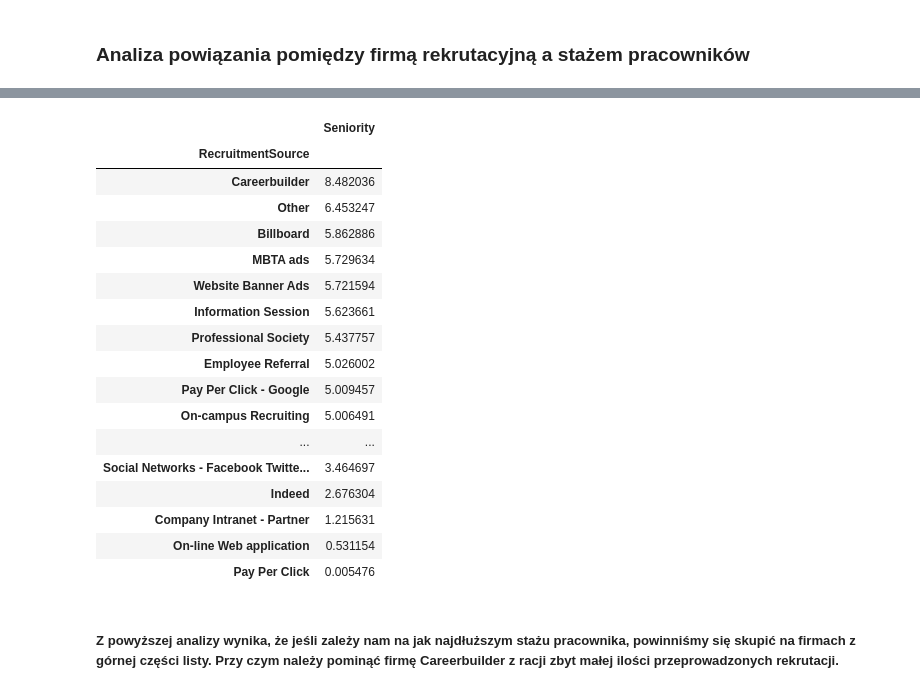
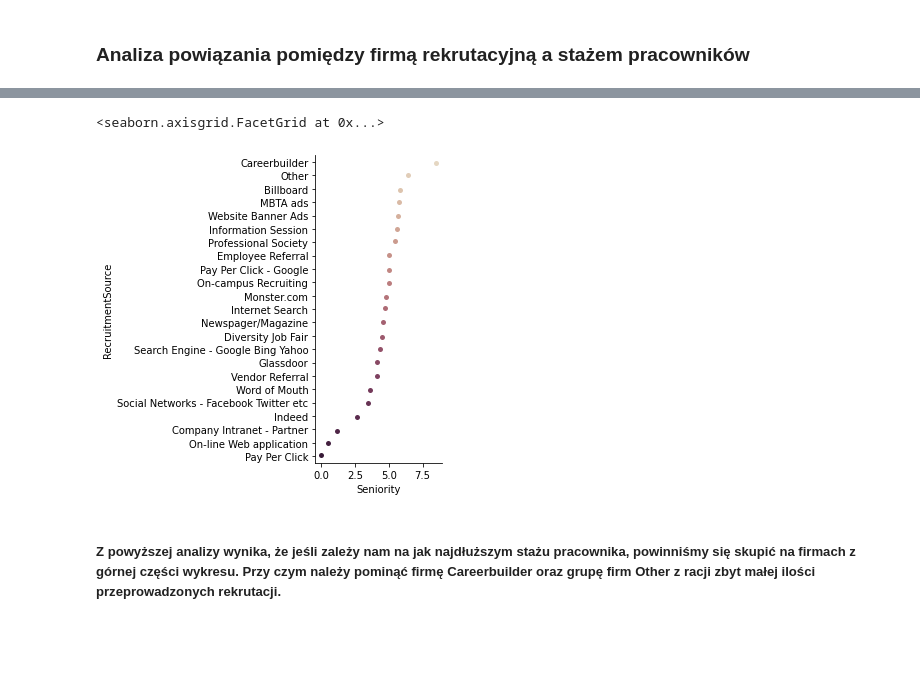
Before and after one commit to JBakunski/hr_data, a Jupyter notebook: hr.ipynb, the cells around one changed output, grey strips where cells are left out. Cells and saved outputs as stored; diff of their text form; code cells hidden in the pictures; blank space fills up the shorter version.

```diff
--- a/hr.ipynb
+++ b/hr.ipynb
@@ -80,23 +82,10 @@ sns.jointplot(x='Seniority', y='RecruitmentSource', data=filtered_data)
 # %%
-filtered_data.groupby(by='RecruitmentSource').mean().sort_values(by='Seniority', ascending=False)
+average_seniority = filtered_data.groupby(by='RecruitmentSource').mean().sort_values(by='Seniority', ascending=False)
+average_seniority.reset_index(inplace=True)
-# %% [output]
-|  | Seniority |
-| RecruitmentSource |  |
-| Careerbuilder | 8.482036 |
-| Other | 6.453247 |
-| Billboard | 5.862886 |
-| MBTA ads | 5.729634 |
-| Website Banner Ads | 5.721594 |
-| Information Session | 5.623661 |
-| Professional Society | 5.437757 |
-| Employee Referral | 5.026002 |
-| Pay Per Click - Google | 5.009457 |
-| On-campus Recruiting | 5.006491 |
-| ... | ... |
-| Social Networks - Facebook Twitte... | 3.464697 |
-| Indeed | 2.676304 |
-| Company Intranet - Partner | 1.215631 |
-| On-line Web application | 0.531154 |
-| Pay Per Click | 0.005476 |
+# %%
+sns.catplot(x="Seniority", y="RecruitmentSource", palette="ch:.25", data=average_seniority)
+# %% [output]
+<seaborn.axisgrid.FacetGrid at 0x...>
+[figure, added]
 # %% [markdown]
-##### Z powyższej analizy wynika, że jeśli zależy nam na jak najdłuższym stażu pracownika, powinniśmy się skupić na firmach z górnej części listy. Przy czym należy pominąć firmę Careerbuilder z racji zbyt małej ilości przeprowadzonych rekrutacji.
+##### Z powyższej analizy wynika, że jeśli zależy nam na jak najdłuższym stażu pracownika, powinniśmy się skupić na firmach z górnej części wykresu. Przy czym należy pominąć firmę Careerbuilder oraz grupę firm Other z racji zbyt małej ilości przeprowadzonych rekrutacji.
```
Also changed, not shown: parts of 2 cells of this notebook.
